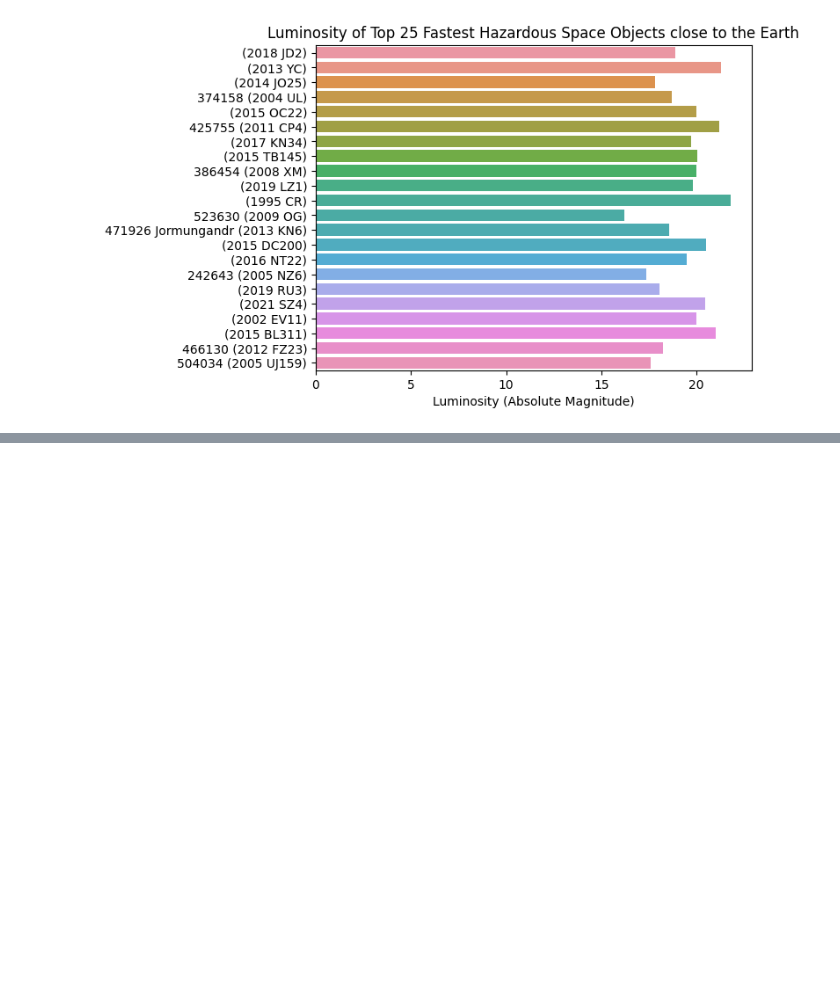
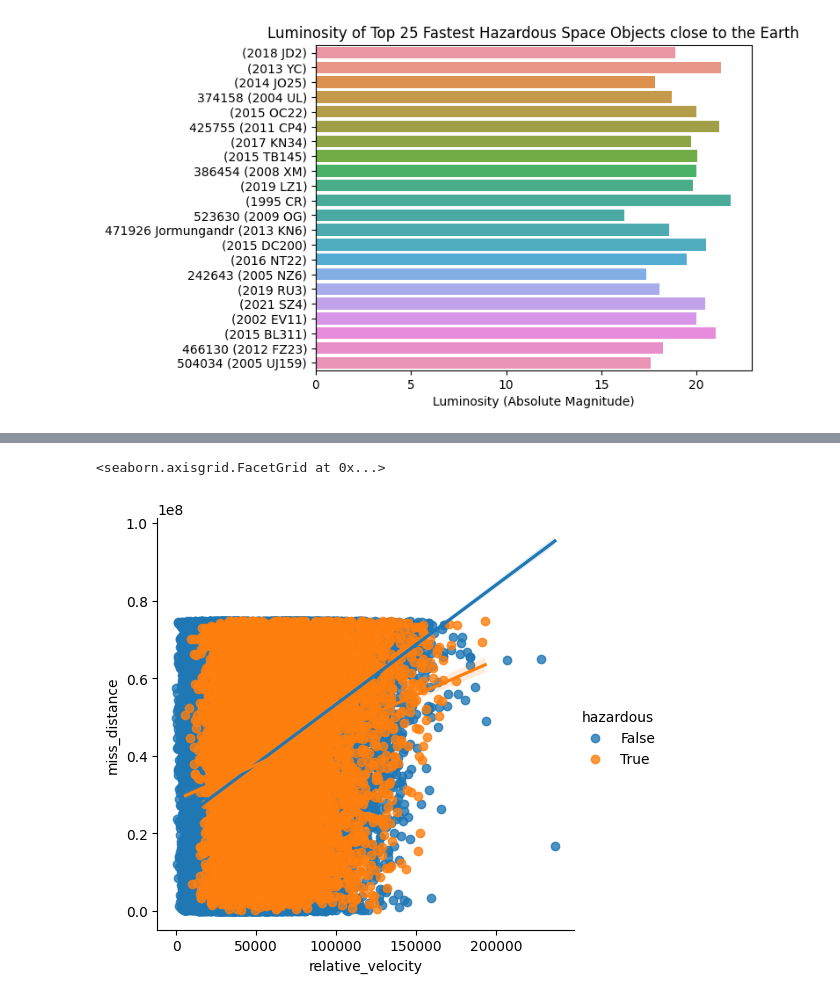
Before and after one commit to c43-sar/Kaggle-NASA-DataViz, a Jupyter notebook: nearest-earth-objects-dataviz.ipynb, the cells around one changed output, grey strips where cells are left out. Saved outputs shown, nothing was run; the diff lists cells and outputs as text; code cells hidden in the pictures; blank space fills up the shorter version.

```diff
--- a/nearest-earth-objects-dataviz.ipynb
+++ b/nearest-earth-objects-dataviz.ipynb
@@ -157,0 +164,5 @@ Text(0.5, 0, 'Luminosity (Absolute Magnitude)')
+# %%
+sns.lmplot(x='relative_velocity', y='miss_distance', hue="hazardous", data = nasa_data)
+# %% [output]
+<seaborn.axisgrid.FacetGrid at 0x...>
+[figure, added]
```
Also changed, not shown: parts of 2 cells of this notebook.
